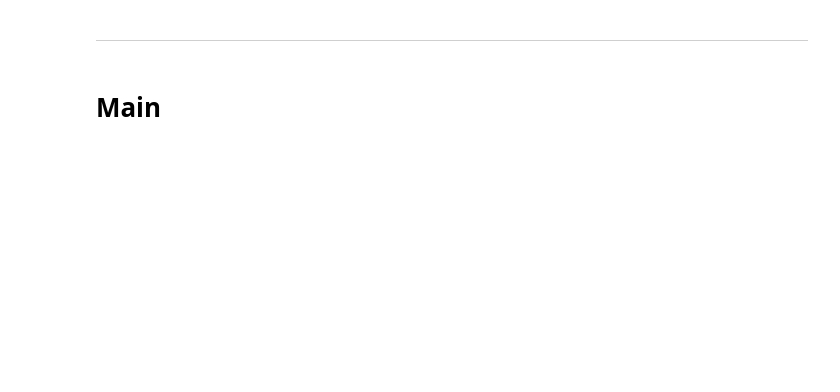
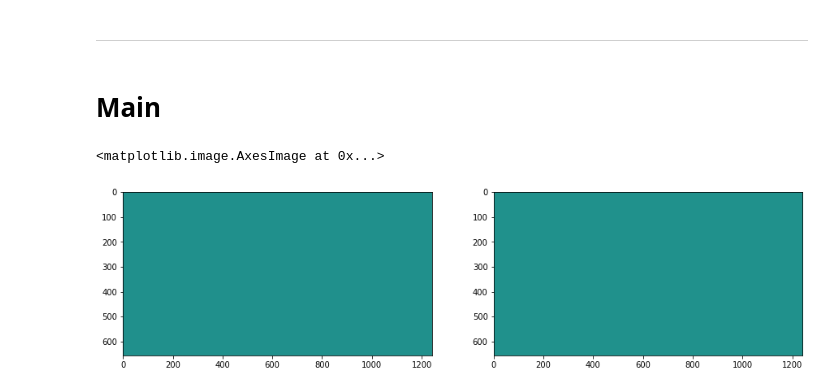
Before and after one commit to TheOceanPony/Panorama_TRWS, a Jupyter notebook: TRWS panorama stiching.ipynb, the cells around one changed output. Saved outputs shown, nothing was run; the diff lists cells and outputs as text; code cells hidden in the pictures; blank space fills up the shorter version.

```diff
--- a/TRWS panorama stiching.ipynb
+++ b/TRWS panorama stiching.ipynb
@@ -133,5 +167,6 @@ g = init_g(IMGS, C, N)
 # %%
-L = np.zeros((len(N), len(C)), dtype=np.float64)
-R = np.zeros((len(N), len(C)), dtype=np.float64)
-U = np.zeros((len(N), len(C)), dtype=np.float64)
-D = np.zeros((len(N), len(C)), dtype=np.float64)
+D = np.zeros((h, w, len(C)), dtype=np.float64)
+R = np.zeros((h, w, len(C)), dtype=np.float64)
+
+L = np.zeros((h, w, len(C)), dtype=np.float64)
+U = np.zeros((h, w, len(C)), dtype=np.float64)
@@ -147,0 +264,9 @@ for i in reversed(range(len(N))):
+# %%
+fig = plt.figure(figsize=(15, 15))
+fig.add_subplot(1, 2, 1)
+plt.imshow(L[:,:,0])
+fig.add_subplot(1, 2, 2)
+plt.imshow(U[:,:,0])
+# %% [output]
+<matplotlib.image.AxesImage at 0x...>
+[figure, added]
```
Also changed, not shown: parts of 23 cells of this notebook, 1 other file.
